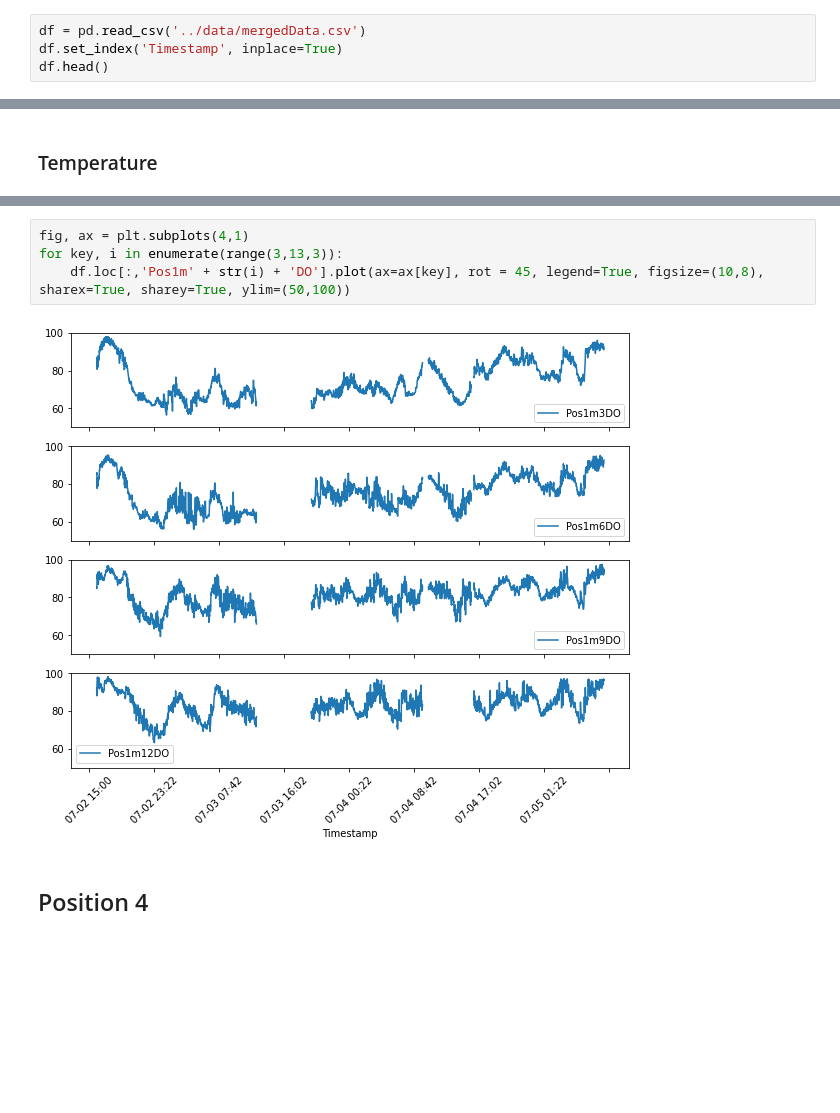
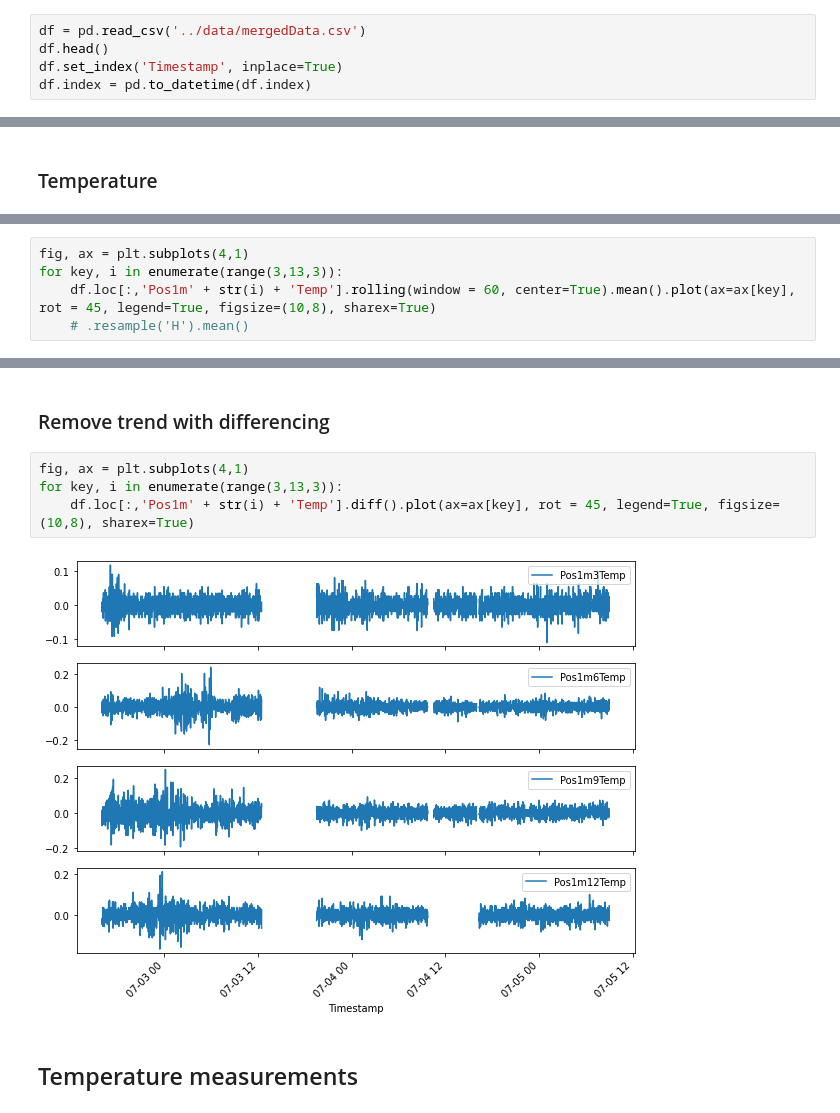
Before and after one commit to larsmmo/Master, a Jupyter notebook: src/visualization.ipynb, the cells around one changed output, grey strips where cells are left out. Drawn from its saved outputs; the diff is of its cells as text; blank space fills up the shorter version.

Commit message:
format datetime

```diff
--- a/src/visualization.ipynb
+++ b/src/visualization.ipynb
@@ -12,8 +13,9 @@ sb.color_palette("crest", as_cmap=True)
 <matplotlib.colors.ListedColormap at 0x...>
 # %%
 df = pd.read_csv('../data/mergedData.csv')
+df.head()
 df.set_index('Timestamp', inplace=True)
-df.head()
+df.index = pd.to_datetime(df.index)
 # %% [output]
 |  | Pos1m3Temp | Pos1m3DO | Pos1m6Temp | Pos1m6DO | Pos1m9Temp | Pos1m9DO | Pos1m12Temp | Pos1m12DO | ... |
 | Timestamp |  |  |  |  |  |  |  |  | ... |
@@ -78,0 +84,5 @@ for key, i in enumerate(range(3,13,3)):
+# %%
+fig, ax = plt.subplots(4,1)
+for key, i in enumerate(range(3,13,3)):
+    df.loc[:,'Pos1m' + str(i) + 'Temp'].rolling(window = 60, center=True).mean().plot(ax=ax[key], rot = 45, legend=True, figsize=(10,8), sharex=True)
+    # .resample('H').mean()
@@ -79,11 +91,13 @@ for key, i in enumerate(range(3,13,3)):
+# %% [markdown]
+### Remove trend with differencing
 # %%
 fig, ax = plt.subplots(4,1)
 for key, i in enumerate(range(3,13,3)):
-    df.loc[:,'Pos1m' + str(i) + 'DO'].plot(ax=ax[key], rot = 45, legend=True, figsize=(10,8), sharex=True, sharey=True, ylim=(50,100))
+    df.loc[:,'Pos1m' + str(i) + 'Temp'].diff().plot(ax=ax[key], rot = 45, legend=True, figsize=(10,8), sharex=True)
 # %% [output]
-[figure, old version]
+[figure, new version]
-# %% [markdown]
-## Position 4
+# %% [markdown]
+## Temperature measurements
 # %%
 tempColumns = [col for col in df.columns if 'Temp' in col]
 positions = []
```
Also changed, not shown: parts of 18 cells of this notebook, 1 other file.
